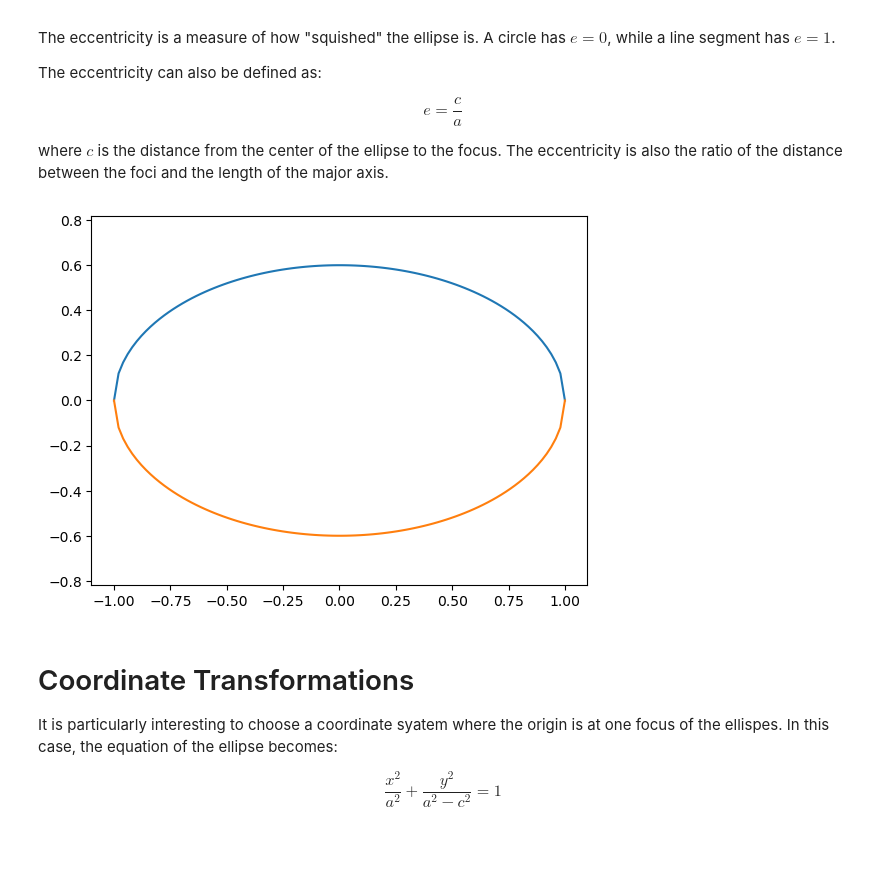
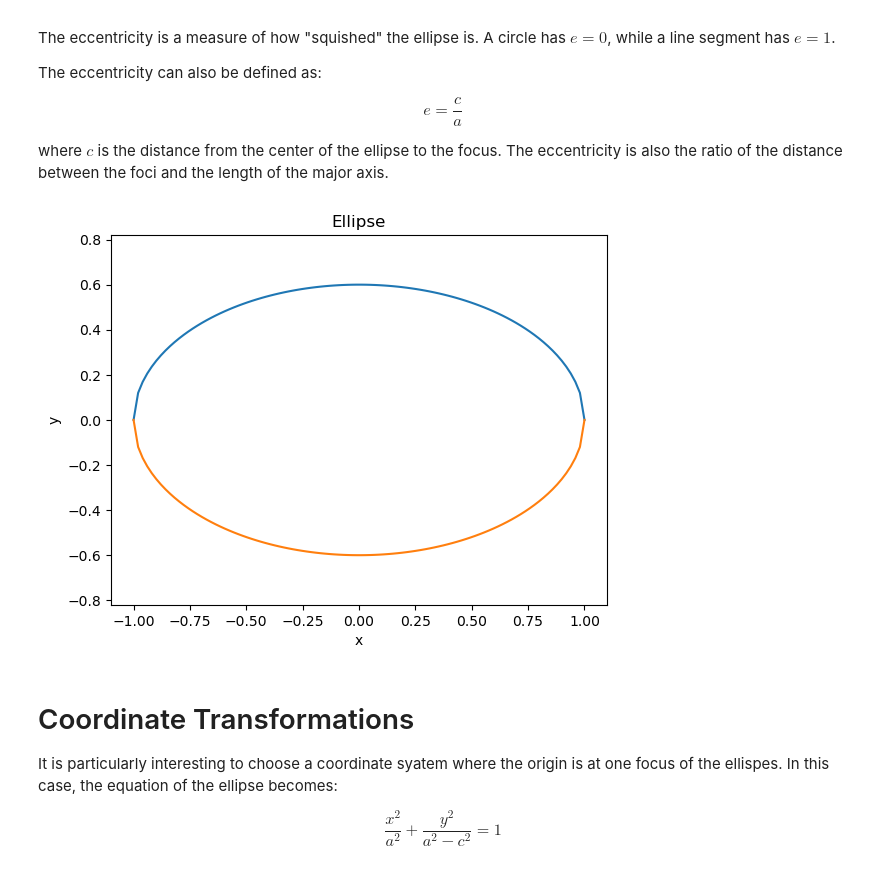
Before and after one commit to brash99/phys202, a Jupyter notebook: JupyterNotebooks/Ellipse.ipynb, the cells around one changed output. Cells and saved outputs as stored; diff of their text form; code cells hidden in the pictures; blank space fills up the shorter version.

```diff
--- a/JupyterNotebooks/Ellipse.ipynb
+++ b/JupyterNotebooks/Ellipse.ipynb
@@ -19,22 +19,25 @@ where $c$ is the distance from the center of the ellipse to the focus. The eccen
 # %%
 import numpy as np
 import matplotlib.pyplot as plt
 
 # Draw a plot of an ellipse
 
 e = 0.8
 a = 1
 b = a * np.sqrt(1 - e**2)
 
 x = np.linspace(-a, a, 100)
 y = b * np.sqrt(1 - x**2 / a**2)
 
 plt.plot(x, y)
 plt.plot(x, -y)
 plt.axis('equal')
+plt.xlabel('x')
+plt.ylabel('y')
+plt.title('Ellipse')
 plt.show()
 # %% [output]
-[figure, old version]
+[figure, new version]
 # %% [markdown]
 # Coordinate Transformations
 
```
Also changed, not shown: parts of 6 cells of this notebook.
